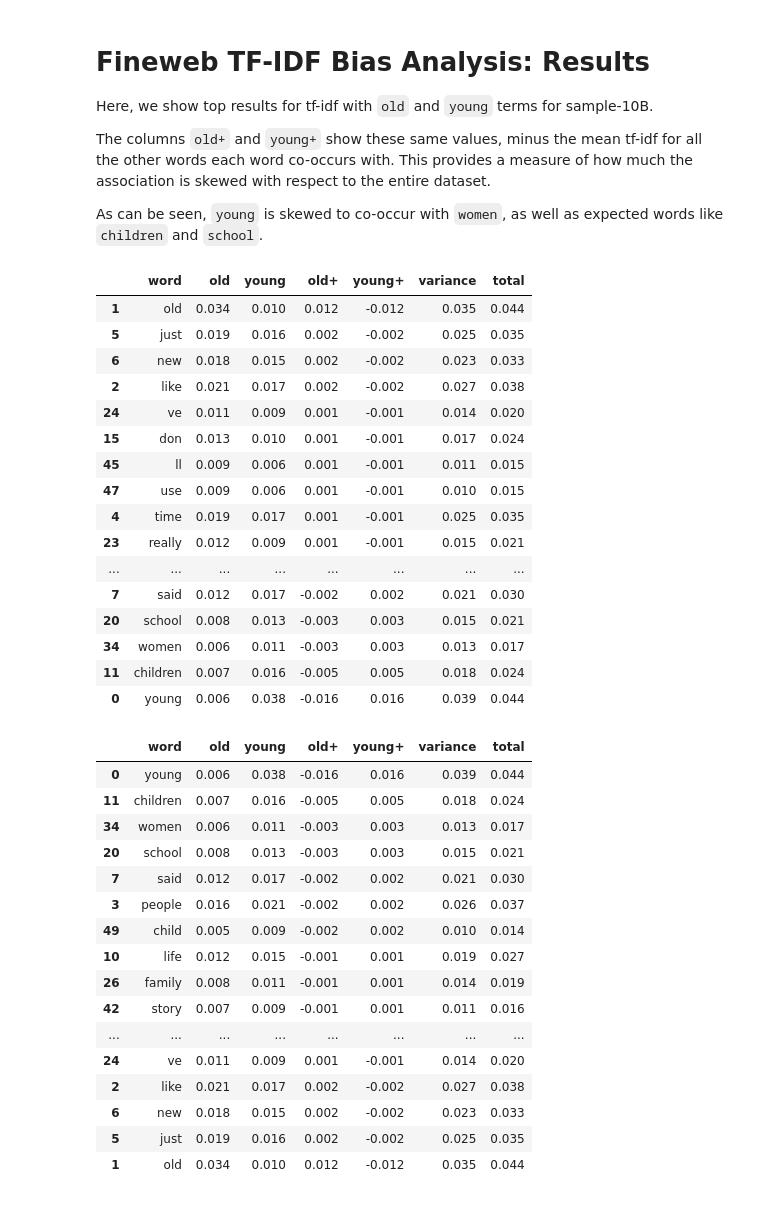
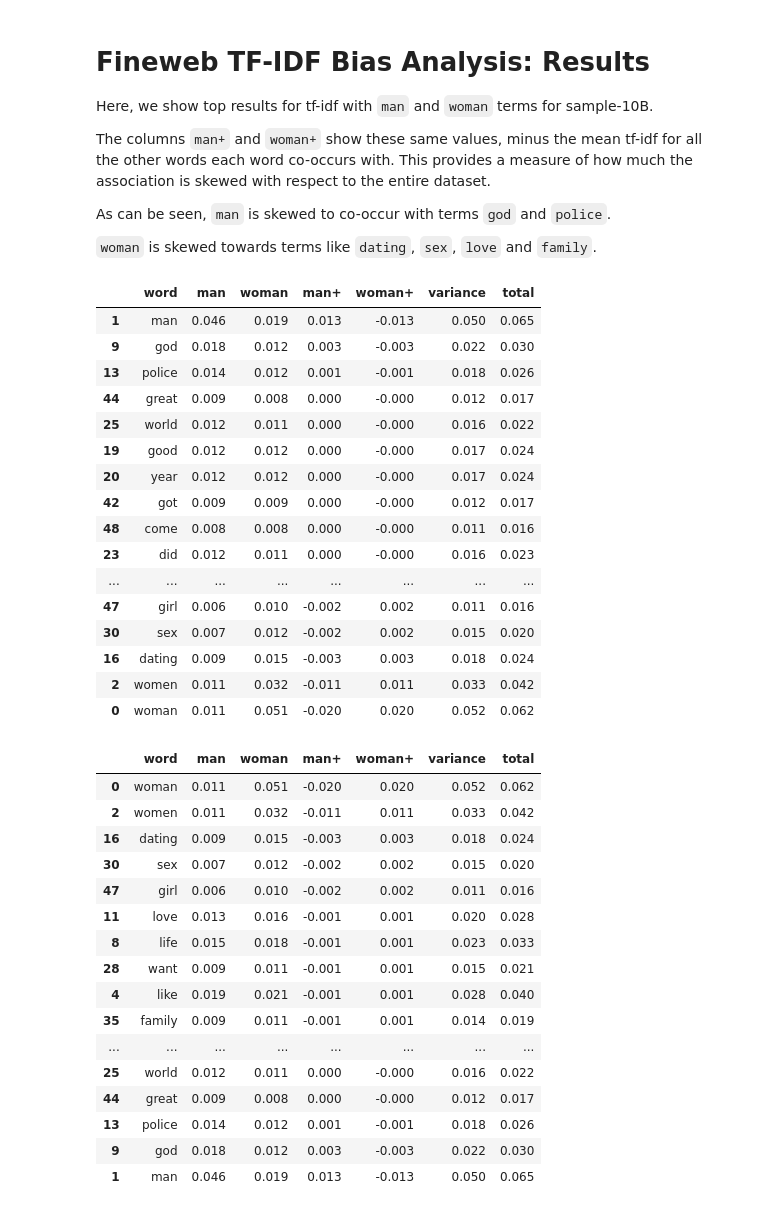
Before and after one commit to meg-huggingface/bias-testing, a Jupyter notebook: BiasResults-Gender-Fineweb-10B.ipynb, the cells around one changed output. Cells and saved outputs as stored; diff of their text form; code cells hidden in the pictures.

```diff
--- a/BiasResults-Gender-Fineweb-10B.ipynb
+++ b/BiasResults-Gender-Fineweb-10B.ipynb
@@ -3,60 +3,62 @@
 # %% [markdown]
 # Fineweb TF-IDF Bias Analysis: Results
-Here, we show top results for tf-idf with `old` and `young` terms for sample-10B.
+Here, we show top results for tf-idf with `man` and `woman` terms for sample-10B.
 
-The columns `old+` and `young+` show these same values, minus the mean tf-idf for all the other words each word co-occurs with. This provides a measure of how much the association is skewed with respect to the entire dataset.
+The columns `man+` and `woman+` show these same values, minus the mean tf-idf for all the other words each word co-occurs with. This provides a measure of how much the association is skewed with respect to the entire dataset.
 
-As can be seen, `young` is skewed to co-occur with `women`, as well as expected words like `children` and `school`.
+As can be seen, `man` is skewed to co-occur with terms `god` and `police`.
+
+`woman` is skewed towards terms like `dating`, `sex`, `love` and `family`.
 # %%
 import pandas as pd
-df = pd.read_csv('fineweb-sample-10BT-age-tfidf.csv', index_col=0)
+df = pd.read_csv('fineweb-sample-10BT-man_woman-tfidf.csv', index_col=0)
 # %%
-df.sort_values('old+', ascending=False).style.background_gradient(
+df.sort_values('man+', ascending=False).style.background_gradient(
     axis=None,
     vmin=0,
     vmax=0.2,
     cmap="YlGnBu"
 ).format(precision=3)
 # %% [output]
-|  | word | old | young | old+ | young+ | variance | total |
-| 1 | old | 0.034 | 0.010 | 0.012 | -0.012 | 0.035 | 0.044 |
-| 5 | just | 0.019 | 0.016 | 0.002 | -0.002 | 0.025 | 0.035 |
-| 6 | new | 0.018 | 0.015 | 0.002 | -0.002 | 0.023 | 0.033 |
-| 2 | like | 0.021 | 0.017 | 0.002 | -0.002 | 0.027 | 0.038 |
-| 24 | ve | 0.011 | 0.009 | 0.001 | -0.001 | 0.014 | 0.020 |
-| 15 | don | 0.013 | 0.010 | 0.001 | -0.001 | 0.017 | 0.024 |
-| 45 | ll | 0.009 | 0.006 | 0.001 | -0.001 | 0.011 | 0.015 |
-| 47 | use | 0.009 | 0.006 | 0.001 | -0.001 | 0.010 | 0.015 |
-| 4 | time | 0.019 | 0.017 | 0.001 | -0.001 | 0.025 | 0.035 |
-| 23 | really | 0.012 | 0.009 | 0.001 | -0.001 | 0.015 | 0.021 |
+|  | word | man | woman | man+ | woman+ | variance | total |
+| 1 | man | 0.046 | 0.019 | 0.013 | -0.013 | 0.050 | 0.065 |
+| 9 | god | 0.018 | 0.012 | 0.003 | -0.003 | 0.022 | 0.030 |
+| 13 | police | 0.014 | 0.012 | 0.001 | -0.001 | 0.018 | 0.026 |
+| 44 | great | 0.009 | 0.008 | 0.000 | -0.000 | 0.012 | 0.017 |
+| 25 | world | 0.012 | 0.011 | 0.000 | -0.000 | 0.016 | 0.022 |
+| 19 | good | 0.012 | 0.012 | 0.000 | -0.000 | 0.017 | 0.024 |
+| 20 | year | 0.012 | 0.012 | 0.000 | -0.000 | 0.017 | 0.024 |
+| 42 | got | 0.009 | 0.009 | 0.000 | -0.000 | 0.012 | 0.017 |
+| 48 | come | 0.008 | 0.008 | 0.000 | -0.000 | 0.011 | 0.016 |
+| 23 | did | 0.012 | 0.011 | 0.000 | -0.000 | 0.016 | 0.023 |
 | ... | ... | ... | ... | ... | ... | ... | ... |
-| 7 | said | 0.012 | 0.017 | -0.002 | 0.002 | 0.021 | 0.030 |
-| 20 | school | 0.008 | 0.013 | -0.003 | 0.003 | 0.015 | 0.021 |
-| 34 | women | 0.006 | 0.011 | -0.003 | 0.003 | 0.013 | 0.017 |
-| 11 | children | 0.007 | 0.016 | -0.005 | 0.005 | 0.018 | 0.024 |
-| 0 | young | 0.006 | 0.038 | -0.016 | 0.016 | 0.039 | 0.044 |
+| 47 | girl | 0.006 | 0.010 | -0.002 | 0.002 | 0.011 | 0.016 |
+| 30 | sex | 0.007 | 0.012 | -0.002 | 0.002 | 0.015 | 0.020 |
+| 16 | dating | 0.009 | 0.015 | -0.003 | 0.003 | 0.018 | 0.024 |
+| 2 | women | 0.011 | 0.032 | -0.011 | 0.011 | 0.033 | 0.042 |
+| 0 | woman | 0.011 | 0.051 | -0.020 | 0.020 | 0.052 | 0.062 |
 # %%
-df.sort_values('young+', ascending=False).style.background_gradient(
+df.sort_values('woman+', ascending=False).style.background_gradient(
     axis=None,
     vmin=0,
     vmax=0.2,
     cmap="YlGnBu"
 ).format(precision=3)
 # %% [output]
-|  | word | old | young | old+ | young+ | variance | total |
-| 0 | young | 0.006 | 0.038 | -0.016 | 0.016 | 0.039 | 0.044 |
-| 11 | children | 0.007 | 0.016 | -0.005 | 0.005 | 0.018 | 0.024 |
-| 34 | women | 0.006 | 0.011 | -0.003 | 0.003 | 0.013 | 0.017 |
-| 20 | school | 0.008 | 0.013 | -0.003 | 0.003 | 0.015 | 0.021 |
-| 7 | said | 0.012 | 0.017 | -0.002 | 0.002 | 0.021 | 0.030 |
-| 3 | people | 0.016 | 0.021 | -0.002 | 0.002 | 0.026 | 0.037 |
-| 49 | child | 0.005 | 0.009 | -0.002 | 0.002 | 0.010 | 0.014 |
-| 10 | life | 0.012 | 0.015 | -0.001 | 0.001 | 0.019 | 0.027 |
-| 26 | family | 0.008 | 0.011 | -0.001 | 0.001 | 0.014 | 0.019 |
-| 42 | story | 0.007 | 0.009 | -0.001 | 0.001 | 0.011 | 0.016 |
+|  | word | man | woman | man+ | woman+ | variance | total |
+| 0 | woman | 0.011 | 0.051 | -0.020 | 0.020 | 0.052 | 0.062 |
+| 2 | women | 0.011 | 0.032 | -0.011 | 0.011 | 0.033 | 0.042 |
+| 16 | dating | 0.009 | 0.015 | -0.003 | 0.003 | 0.018 | 0.024 |
+| 30 | sex | 0.007 | 0.012 | -0.002 | 0.002 | 0.015 | 0.020 |
+| 47 | girl | 0.006 | 0.010 | -0.002 | 0.002 | 0.011 | 0.016 |
+| 11 | love | 0.013 | 0.016 | -0.001 | 0.001 | 0.020 | 0.028 |
+| 8 | life | 0.015 | 0.018 | -0.001 | 0.001 | 0.023 | 0.033 |
+| 28 | want | 0.009 | 0.011 | -0.001 | 0.001 | 0.015 | 0.021 |
+| 4 | like | 0.019 | 0.021 | -0.001 | 0.001 | 0.028 | 0.040 |
+| 35 | family | 0.009 | 0.011 | -0.001 | 0.001 | 0.014 | 0.019 |
 | ... | ... | ... | ... | ... | ... | ... | ... |
-| 24 | ve | 0.011 | 0.009 | 0.001 | -0.001 | 0.014 | 0.020 |
-| 2 | like | 0.021 | 0.017 | 0.002 | -0.002 | 0.027 | 0.038 |
-| 6 | new | 0.018 | 0.015 | 0.002 | -0.002 | 0.023 | 0.033 |
-| 5 | just | 0.019 | 0.016 | 0.002 | -0.002 | 0.025 | 0.035 |
-| 1 | old | 0.034 | 0.010 | 0.012 | -0.012 | 0.035 | 0.044 |
+| 25 | world | 0.012 | 0.011 | 0.000 | -0.000 | 0.016 | 0.022 |
+| 44 | great | 0.009 | 0.008 | 0.000 | -0.000 | 0.012 | 0.017 |
+| 13 | police | 0.014 | 0.012 | 0.001 | -0.001 | 0.018 | 0.026 |
+| 9 | god | 0.018 | 0.012 | 0.003 | -0.003 | 0.022 | 0.030 |
+| 1 | man | 0.046 | 0.019 | 0.013 | -0.013 | 0.050 | 0.065 |
```
Also changed, not shown: parts of 1 cell of this notebook.
